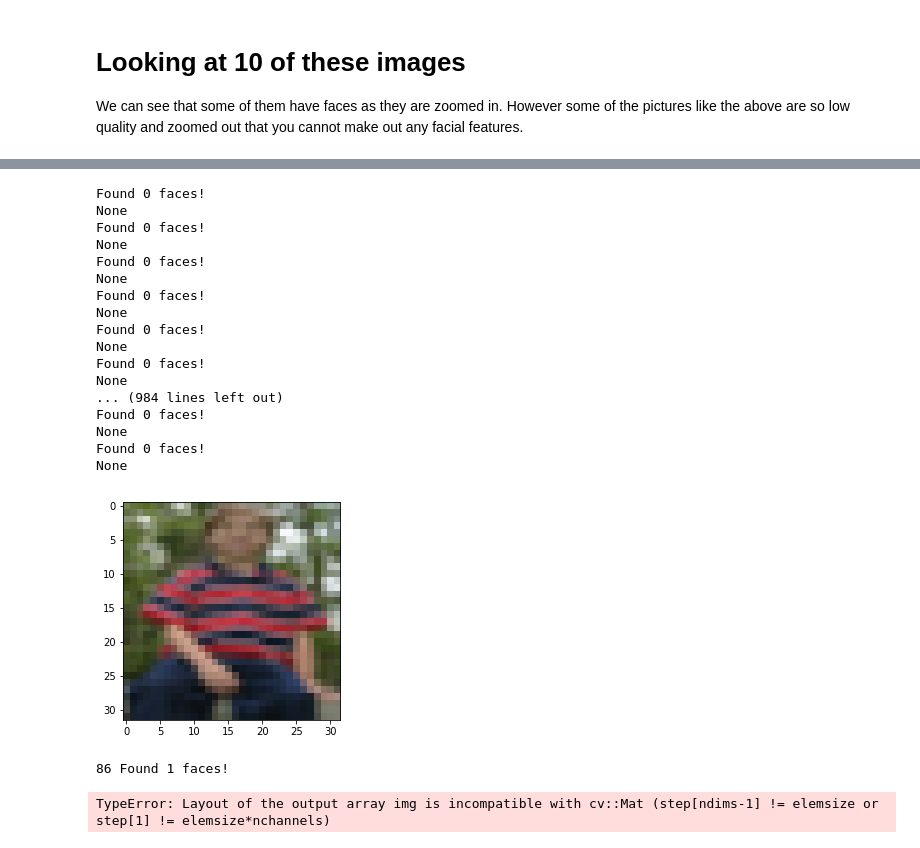
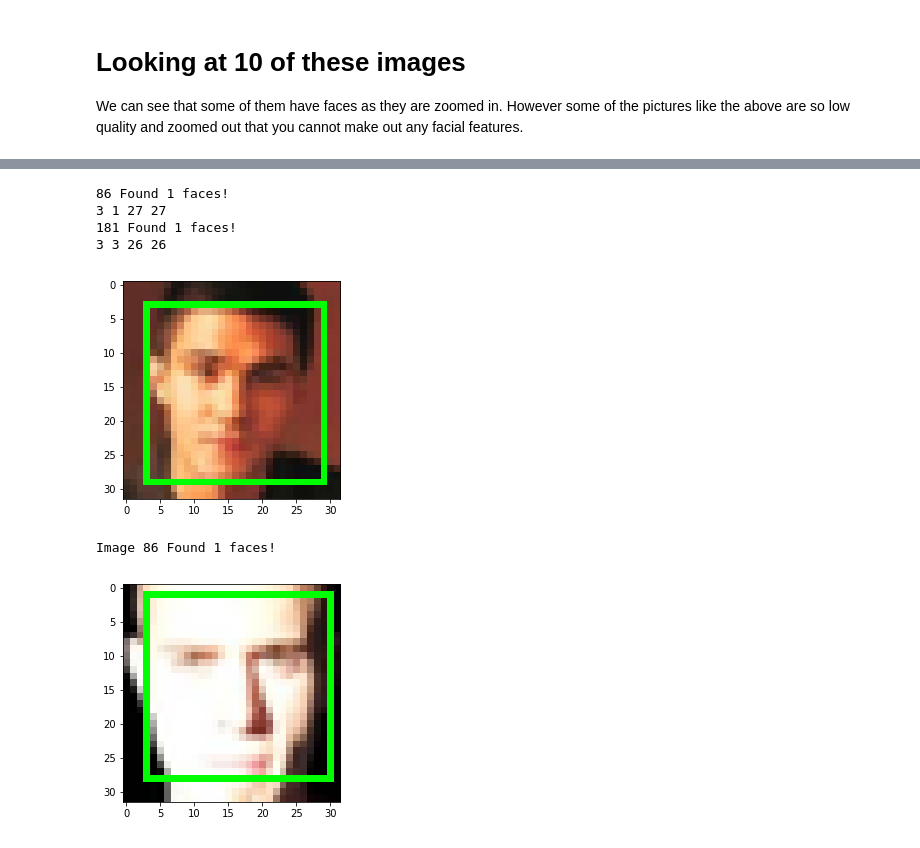
Before and after one commit to PerlinWarp/YearOfAI, a Jupyter notebook: BoundingBoxes/BoundingBoxes.ipynb, the cells around one changed output, grey strips where cells are left out. Cells and saved outputs as stored; diff of their text form; code cells hidden in the pictures.

Commit message:
Detected 2 faces and cleaned up the bouding box code.

```diff
--- a/BoundingBoxes/BoundingBoxes.ipynb
+++ b/BoundingBoxes/BoundingBoxes.ipynb
@@ -125,8 +144,10 @@ Found 0 faces!
 # %%
-def faceDetect(image):
-    # Read the image
+for i in range(0,len(people)):
+    testImg = people[i].reshape(3,32,32)
+    image = np.transpose(testImg, (1, 2, 0))
+    faceCascade = cv2.CascadeClassifier('haarcascade_frontalface_default.xml')
+
     gray = cv2.cvtColor(image, cv2.COLOR_BGR2GRAY)
-
     # Detect faces in the image
     faces = faceCascade.detectMultiScale(
         gray,
@@ -136,61 +157,26 @@ def faceDetect(image):
         flags = cv2.CASCADE_SCALE_IMAGE
     )
 
-    print("Found",len(faces),"faces!")
-    if (len(faces) > 1):
+    if (len(faces) > 0):
+        print(i,"Found",len(faces),"faces!")
         #Draw a rectangle around the faces
         for (x, y, w, h) in faces:
-            cv2.rectangle(image, (x, y), (x+w, y+h), (0, 255, 0), 2)
+            print(x,y,w,h)
+            image = np.ascontiguousarray(image, dtype=np.uint8)
+            cv2.rectangle(image, (x, y), (x+w, y+h), (0, 255, 0), 1)
 
-    plt.imshow(image)
+        plt.imshow(image)
+# %% [output]
+86 Found 1 faces!
+3 1 27 27
+181 Found 1 faces!
+3 3 26 26
+[figure, added]
 # %%
-for i in range(0,len(people)):
-    testImg = people[i].reshape(3,32,32)
-    testImg = np.transpose(testImg, (1, 2, 0))
-    faceCascade = cv2.CascadeClassifier('haarcascade_frontalface_default.xml')
-    print(faceDetect(testImg))
+testImg = people[86].reshape(3,32,32)
+testImg = np.transpose(testImg, (1, 2, 0))
+faceCascade = cv2.CascadeClassifier('haarcascade_frontalface_default.xml')
+faceDetect(testImg,86)
 # %% [output]
-Found 0 faces!
-None
-Found 0 faces!
-None
-Found 0 faces!
-None
-Found 0 faces!
-None
-Found 0 faces!
-None
-Found 0 faces!
-None
-... (984 lines left out)
-Found 0 faces!
-None
-Found 0 faces!
-None
+Image 86 Found 1 faces!
-[figure, old version]
+[figure, new version]
-# %%
-for i in range(0,len(people)):
-    testImg = people[i].reshape(3,32,32)
-    image = np.transpose(testImg, (1, 2, 0))
-    faceCascade = cv2.CascadeClassifier('haarcascade_frontalface_default.xml')
-
-    gray = cv2.cvtColor(image, cv2.COLOR_BGR2GRAY)
-    # Detect faces in the image
-    faces = faceCascade.detectMultiScale(
-        gray,
-        scaleFactor=1.1, #1.1
-        minNeighbors=5,
-        minSize=(5, 5),
-        flags = cv2.CASCADE_SCALE_IMAGE
-    )
-
-    if (len(faces) > 0):
-        print(i,"Found",len(faces),"faces!")
-        #Draw a rectangle around the faces
-        for (x, y, w, h) in faces:
-            cv2.rectangle(image, (x, y), (x+w, y+h), (0, 255, 0), 2)
-
-        plt.imshow(image)
-# %% [output]
-86 Found 1 faces!
-TypeError: Layout of the output array img is incompatible with cv::Mat (step[ndims-1] != elemsize or step[1] != elemsize*nchannels)
```
Also changed, not shown: parts of 16 cells of this notebook, 1 other file.
